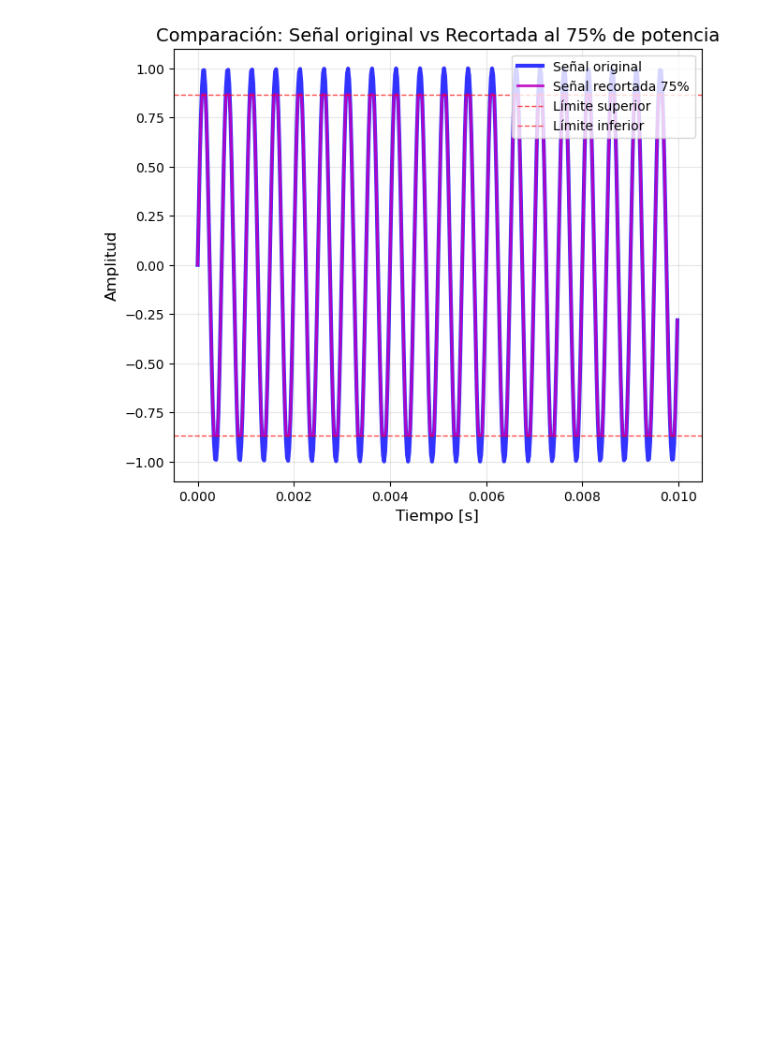
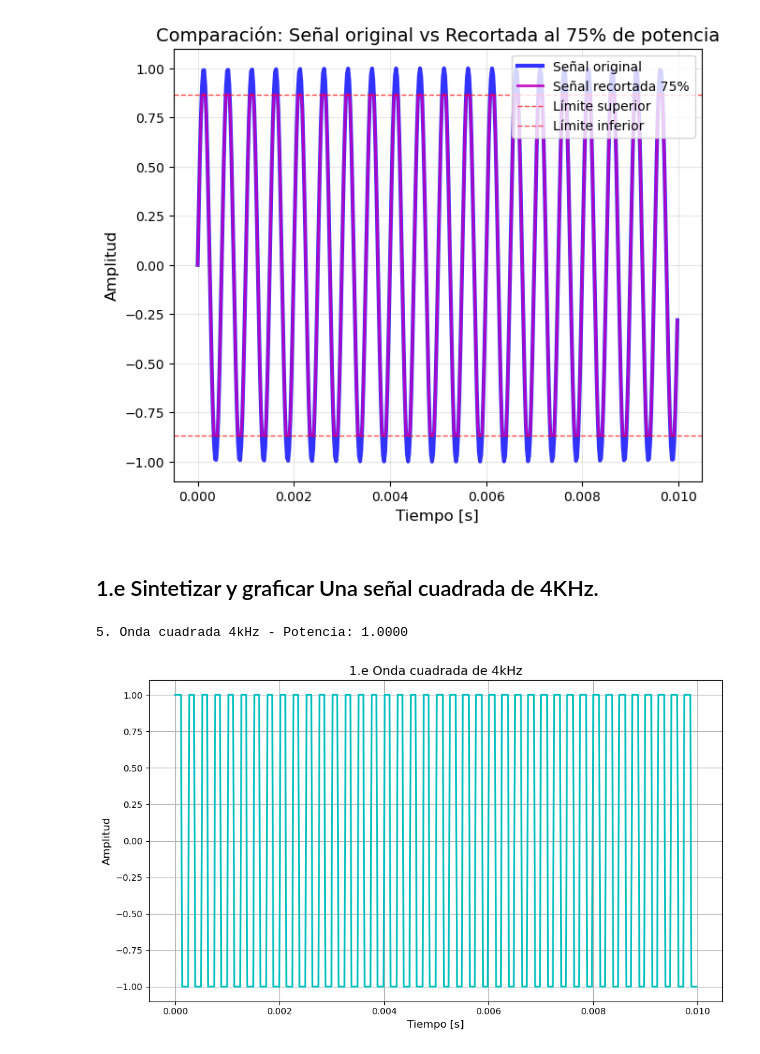
Before and after one commit to felax14/APS, a Jupyter notebook: TS1-Berganza.ipynb, the cells around one changed output. Saved outputs shown, nothing was run; the diff lists cells and outputs as text; code cells hidden in the pictures; blank space fills up the shorter version.

```diff
--- a/TS1-Berganza.ipynb
+++ b/TS1-Berganza.ipynb
@@ -140,3 +143,34 @@ plt.grid(True, alpha=0.3)
 # %% [output]
 4. Señal recortada al 75% - Potencia: 0.4455
 [figure]
+# %% [markdown]
+ ## 1.e Sintetizar y graficar Una señal cuadrada de 4KHz.
+# %%
+# 1.e Función para crear una onda cuadrada de 4kHz
+def funcion_cuadrada(vmax, dc, ff, nn, fs):
+    t_total = nn / fs
+    tt = np.linspace(0, t_total, nn, endpoint=False)
+
+    periodo = 1 / ff
+    estado = (tt % periodo) < (0.5 * periodo)  # ciclo de trabajo de 50%
+    xx = np.where(estado, vmax, -vmax) + dc
+
+    return tt, xx
+
+# Creo la onda cuadrada de 4kHz
+tt, xx4 = funcion_cuadrada(vmax=1, dc=0, ff=4000, nn=nn, fs=fs)
+potencia_xx4 = np.mean(xx4**2)
+print(f"5. Onda cuadrada 4kHz - Potencia: {potencia_xx4:.4f}")
+
+# 1.e Onda cuadrada de 4kHz
+plt.figure(figsize=(10, 6))
+plt.plot(tt[:2000], xx4[:2000], 'c-', linewidth=2)
+plt.title('1.e Onda cuadrada de 4kHz', fontsize=14)
+plt.xlabel('Tiempo [s]', fontsize=12)
+plt.ylabel('Amplitud', fontsize=12)
+plt.grid(True)
+plt.tight_layout()
+plt.show()
+# %% [output]
+5. Onda cuadrada 4kHz - Potencia: 1.0000
+[figure, added]
```
Also changed, not shown: parts of 13 cells of this notebook.
